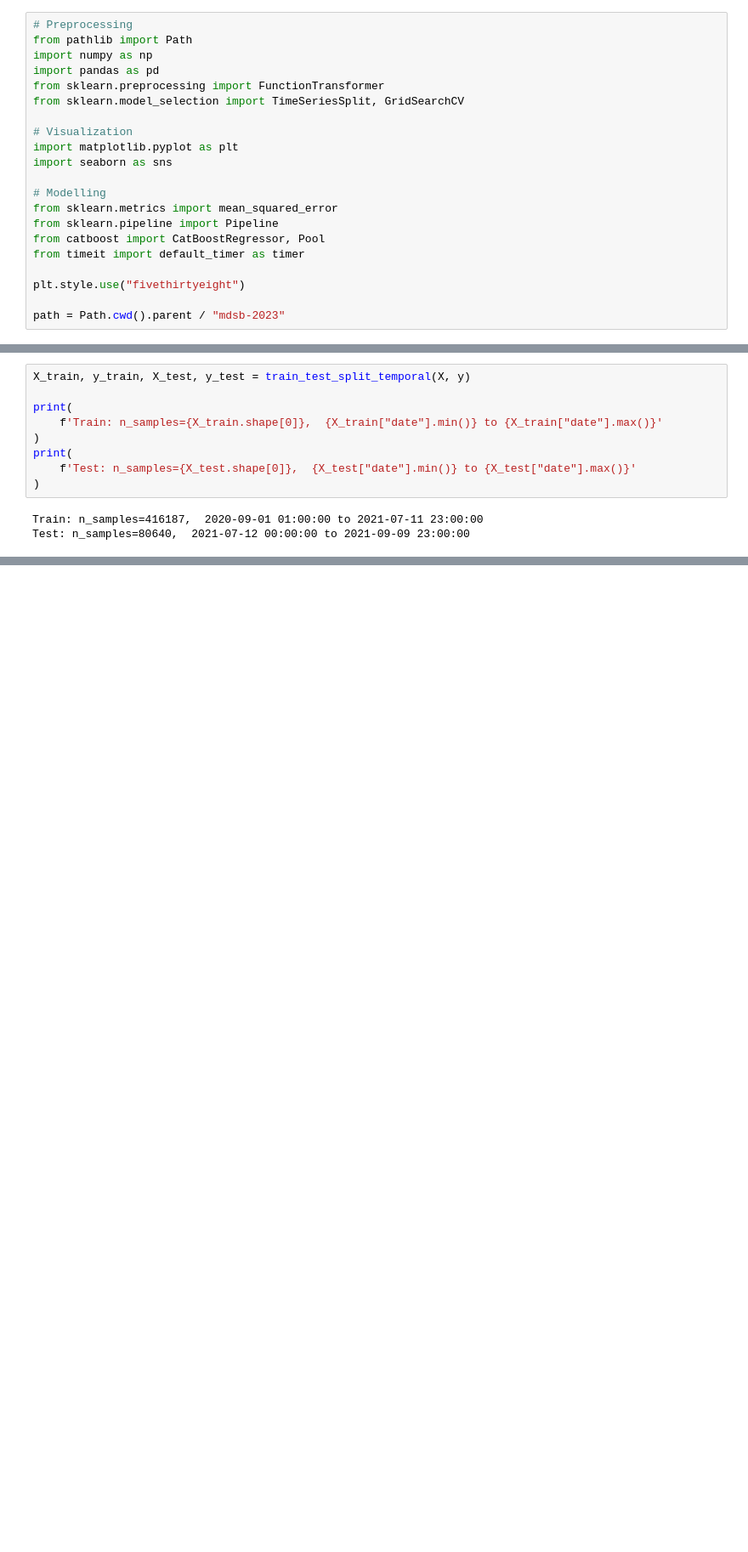
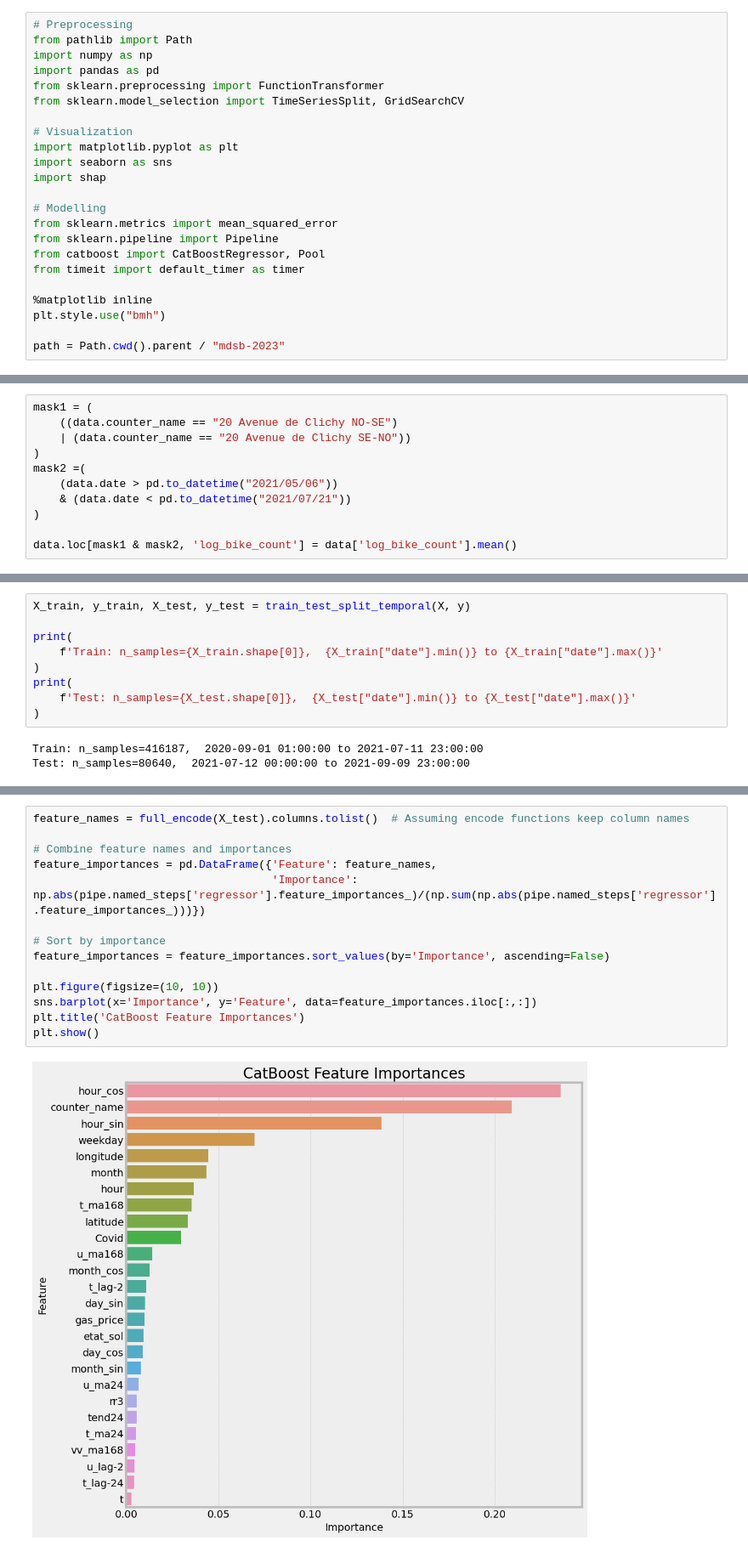
Before and after one commit to nicolamassari/bike_counters_team, a Jupyter notebook: Models/CatBoost.ipynb, the cells around one changed output, grey strips where cells are left out. Shown at 85% size. Saved outputs shown, nothing was run; the diff lists cells and outputs as text; blank space fills up the shorter version.

```diff
--- a/Models/CatBoost.ipynb
+++ b/Models/CatBoost.ipynb
@@ -9,6 +9,7 @@ from sklearn.model_selection import TimeSeriesSplit, GridSearchCV
 # Visualization
 import matplotlib.pyplot as plt
 import seaborn as sns
+import shap
 
 # Modelling
 from sklearn.metrics import mean_squared_error
@@ -16,7 +17,8 @@ from sklearn.pipeline import Pipeline
 from catboost import CatBoostRegressor, Pool
 from timeit import default_timer as timer
 
-plt.style.use("fivethirtyeight")
+%matplotlib inline
+plt.style.use("bmh")
 
 path = Path.cwd().parent / "mdsb-2023"
 # %%
@@ -295,6 +281,17 @@ data = pd.read_parquet(path / "train.parquet")
 test = pd.read_parquet(path / "final_test.parquet")
 
 targets = ["bike_count", "log_bike_count"]
+# %%
+mask1 = (
+    ((data.counter_name == "20 Avenue de Clichy NO-SE")
+    | (data.counter_name == "20 Avenue de Clichy SE-NO"))
+)
+mask2 =(
+    (data.date > pd.to_datetime("2021/05/06"))
+    & (data.date < pd.to_datetime("2021/07/21"))
+)
+
+data.loc[mask1 & mask2, 'log_bike_count'] = data['log_bike_count'].mean()
 # %%
 data.drop(
     columns=[
@@ -397,0 +399,16 @@ Test set, RMSE=0.64
+# %%
+feature_names = full_encode(X_test).columns.tolist()  # Assuming encode functions keep column names
+
+# Combine feature names and importances
+feature_importances = pd.DataFrame({'Feature': feature_names,
+                                    'Importance': np.abs(pipe.named_steps['regressor'].feature_importances_)/(np.sum(np.abs(pipe.named_steps['regressor'].feature_importances_)))})
+
+# Sort by importance
+feature_importances = feature_importances.sort_values(by='Importance', ascending=False)
+
+plt.figure(figsize=(10, 10))
+sns.barplot(x='Importance', y='Feature', data=feature_importances.iloc[:,:])
+plt.title('CatBoost Feature Importances')
+plt.show()
+# %% [output]
+[figure, added]
```
Also changed, not shown: parts of 11 cells of this notebook, 4 other files.
